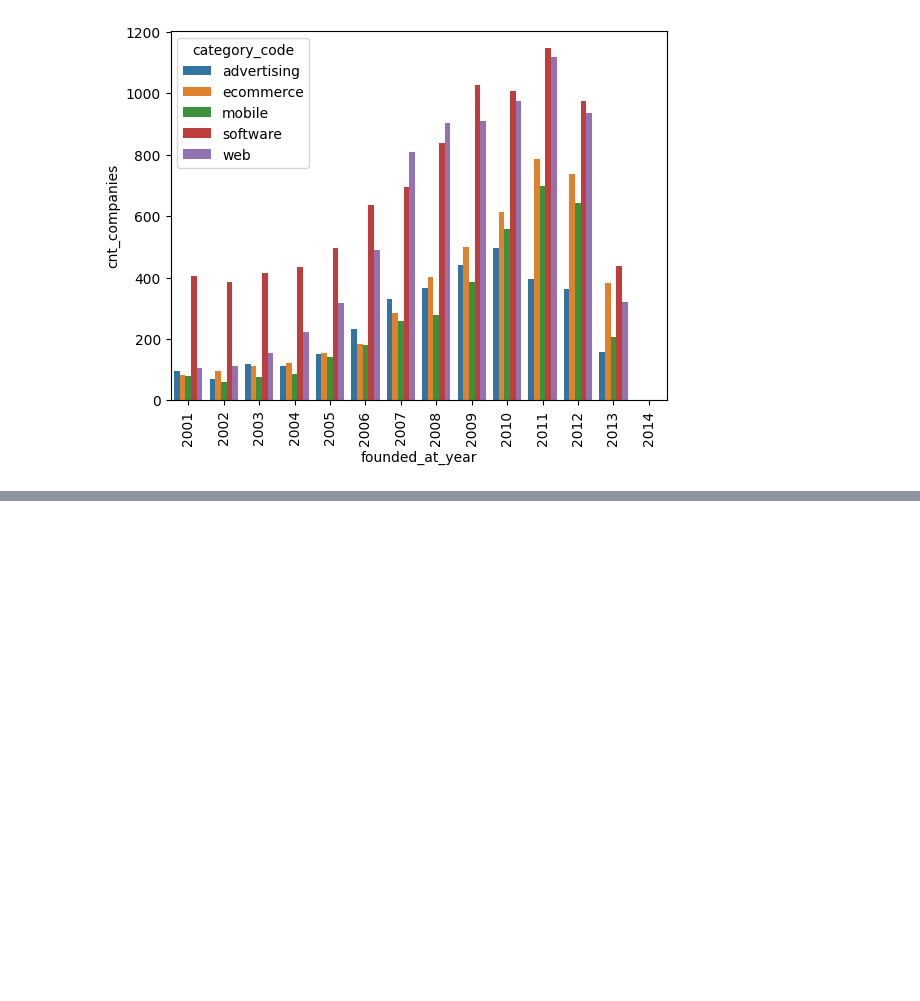
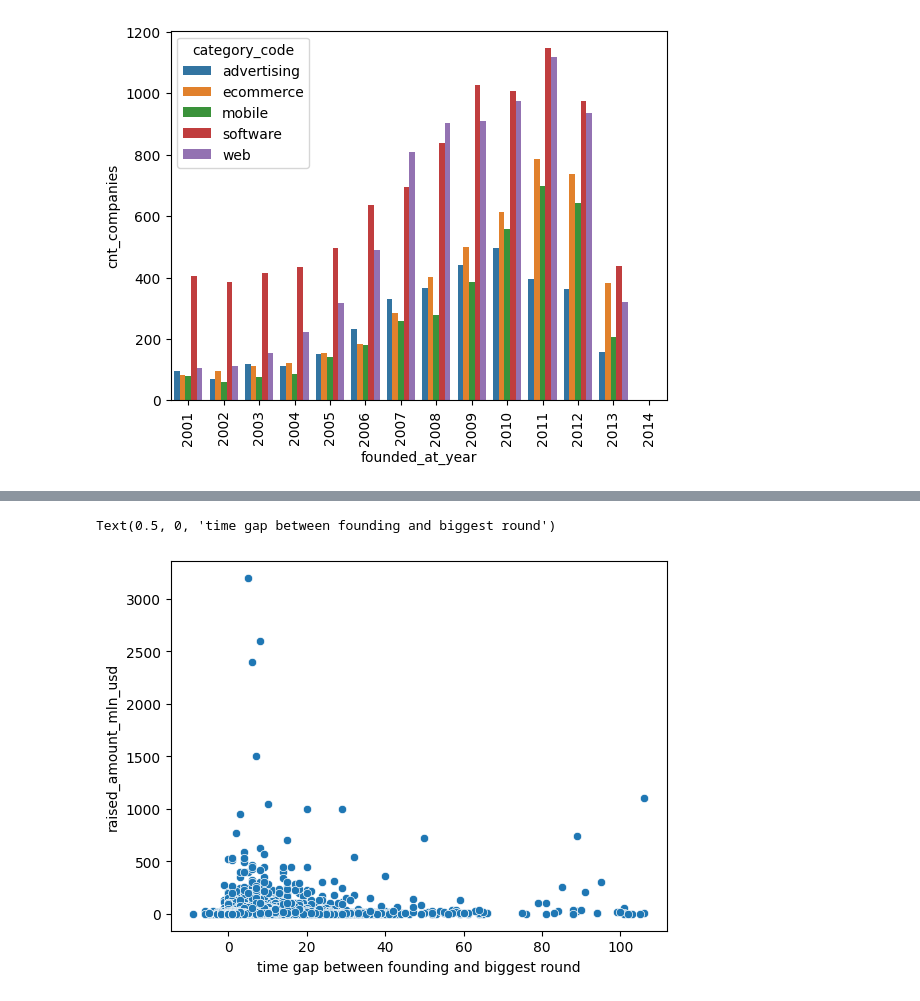
Before and after one commit to plov-cyber/big-data-group-project-team13, a Jupyter notebook: notebooks/eda_v1.ipynb, the cells around one changed output, grey strips where cells are left out. Drawn from its saved outputs; the diff is of its cells as text; code cells hidden in the pictures; blank space fills up the shorter version.

```diff
--- a/notebooks/eda_v1.ipynb
+++ b/notebooks/eda_v1.ipynb
@@ -48,0 +75,3 @@ companies.head()
+# %%
+funding_rounds_after_2000 = funding_rounds[funding_rounds['funded_at_year'] > 2000].copy()
+funding_rounds_after_2000['raised_amount_mln_usd'] = funding_rounds_after_2000['raised_amount_usd'].apply(lambda x: round(x / 1e6, 2))
@@ -92,0 +133,5 @@ for item in p.get_xticklabels():
+# %%
+max_raised_amount = funding_rounds_after_2000.groupby('object_id').apply(lambda x: x.loc[x['raised_amount_mln_usd'].idxmax()])
+max_raised_amount = max_raised_amount[['object_id', 'raised_amount_mln_usd', 'funded_at_year']]
+max_raised_amount.reset_index(drop=True, inplace=True)
+max_raised_amount.head()
@@ -92,0 +145,3 @@ for item in p.get_xticklabels():
+# %%
+max_raised_amount_by_company = pd.merge(left=companies, right=max_raised_amount, left_on='id', right_on='object_id')
+print(max_raised_amount_by_company.info())
@@ -92,0 +166,4 @@ for item in p.get_xticklabels():
+# %%
+max_raised_amount_by_company['time_gap'] = max_raised_amount_by_company['funded_at_year'] - max_raised_amount_by_company['founded_at_year']
+max_raised_amount_by_company = max_raised_amount_by_company[['object_id', 'raised_amount_mln_usd', 'funded_at_year', 'founded_at_year', 'time_gap']]
+max_raised_amount_by_company.head()
@@ -92,0 +177,6 @@ for item in p.get_xticklabels():
+# %%
+p = sns.scatterplot(data=max_raised_amount_by_company, x='time_gap', y='raised_amount_mln_usd')
+p.set_xlabel('time gap between founding and biggest round')
+# %% [output]
+Text(0.5, 0, 'time gap between founding and biggest round')
+[figure, added]
```
Also changed, not shown: parts of 7 cells of this notebook.
